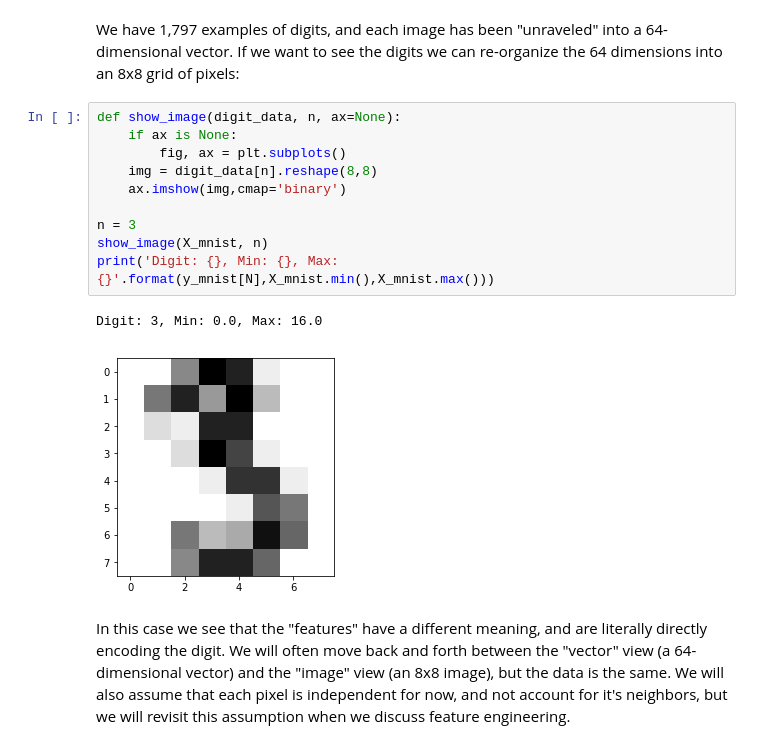
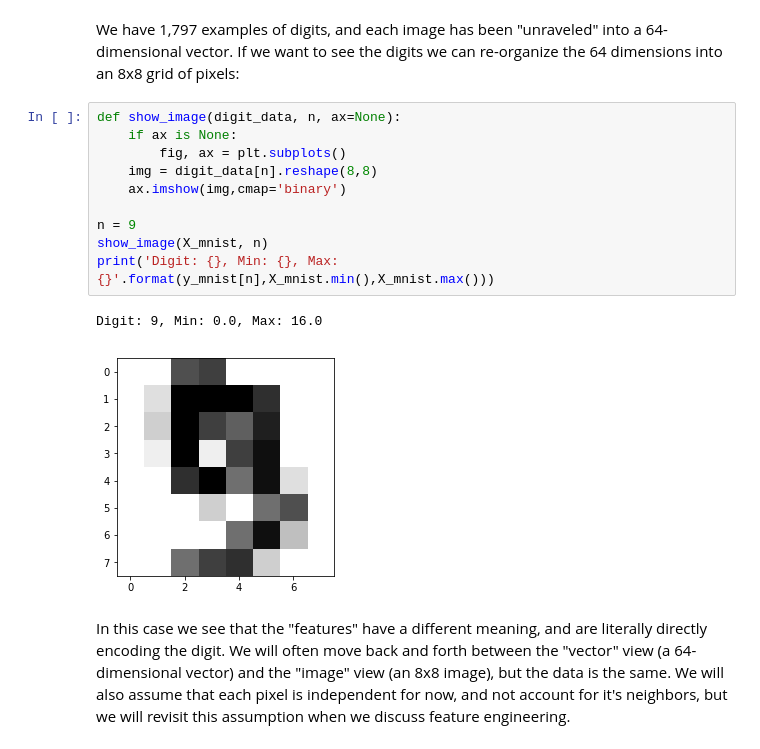
Before and after one commit to medford-group/data_analytics_ChE, a Jupyter notebook: 5-exploratory_data_analysis/lecture-high_dimensional_data.ipynb, the cells around one changed output. Cells and saved outputs as stored; diff of their text form.

```diff
--- a/5-exploratory_data_analysis/lecture-high_dimensional_data.ipynb
+++ b/5-exploratory_data_analysis/lecture-high_dimensional_data.ipynb
@@ -59,16 +59,16 @@ We have 1,797 examples of digits, and each image has been "unraveled" into a 64-
 # %%
 def show_image(digit_data, n, ax=None):
     if ax is None:
         fig, ax = plt.subplots()
     img = digit_data[n].reshape(8,8)
     ax.imshow(img,cmap='binary')
 
-n = 3
+n = 9
 show_image(X_mnist, n)
-print('Digit: {}, Min: {}, Max: {}'.format(y_mnist[N],X_mnist.min(),X_mnist.max()))
+print('Digit: {}, Min: {}, Max: {}'.format(y_mnist[n],X_mnist.min(),X_mnist.max()))
 # %% [output]
-Digit: 3, Min: 0.0, Max: 16.0
+Digit: 9, Min: 0.0, Max: 16.0
-[figure, old version]
+[figure, new version]
 # %% [markdown]
 In this case we see that the "features" have a different meaning, and are literally directly encoding the digit. We will often move back and forth between the "vector" view (a 64-dimensional vector) and the "image" view (an 8x8 image), but the data is the same. We will also assume that each pixel is independent for now, and not account for it's neighbors, but we will revisit this assumption when we discuss feature engineering.
 # %% [markdown]
```
Also changed, not shown: parts of 8 cells of this notebook, 2 other files.
